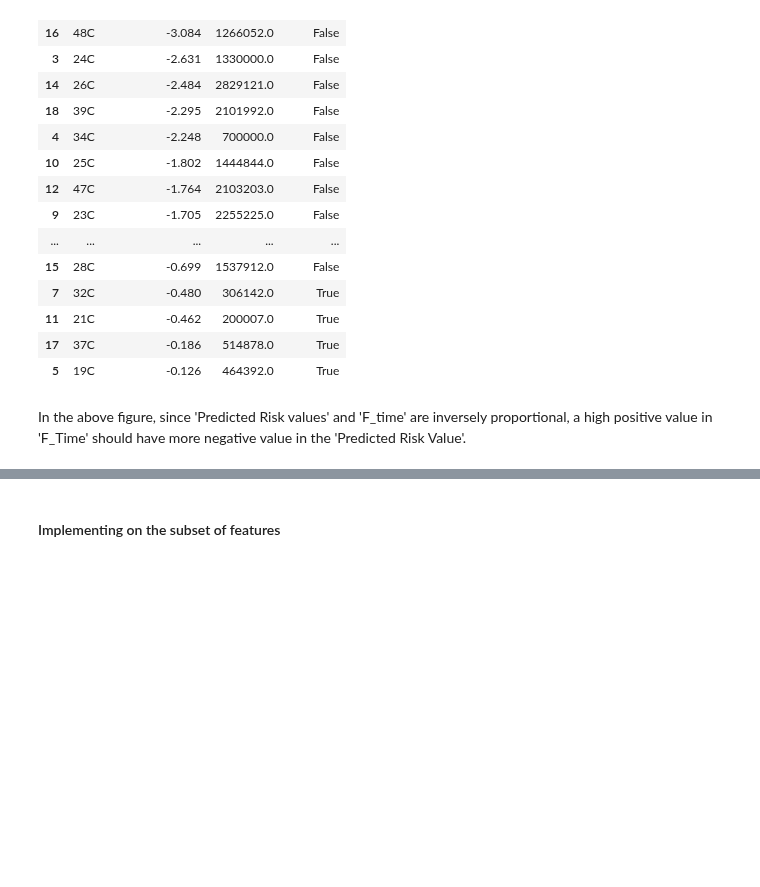
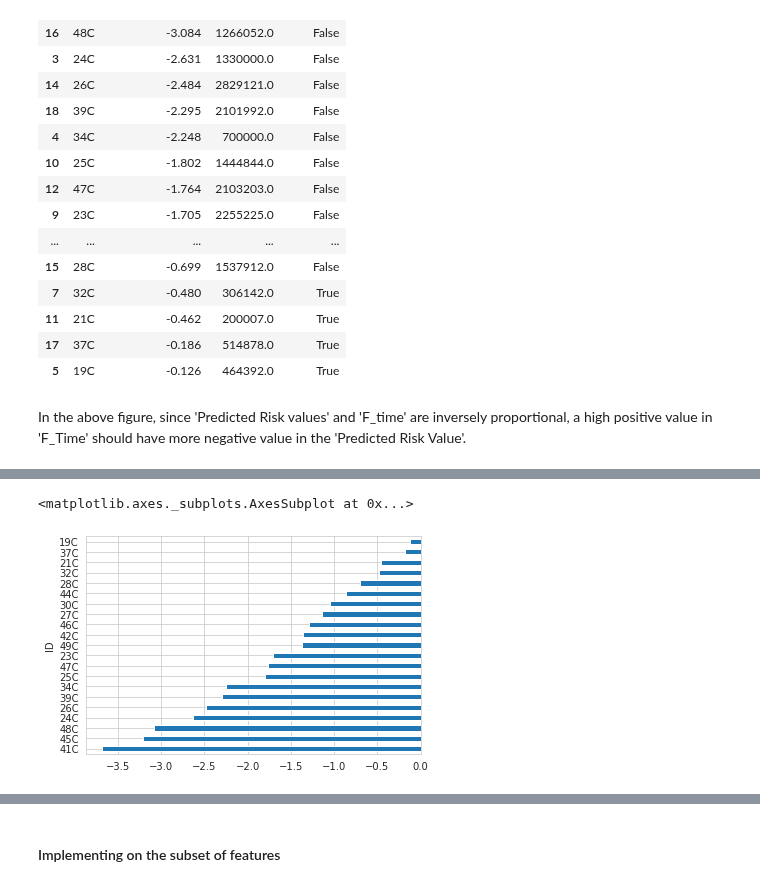
Before and after one commit to Marie-anneMawhin/Oct20_EPRI, a Jupyter notebook: Task3/NB/NB_data_modelling/svm_survival_simulation.ipynb, the cells around one changed output, grey strips where cells are left out. Cells and saved outputs as stored; diff of their text form; code cells hidden in the pictures; blank space fills up the shorter version.

```diff
--- a/Task3/NB/NB_data_modelling/svm_survival_simulation.ipynb
+++ b/Task3/NB/NB_data_modelling/svm_survival_simulation.ipynb
@@ -460,0 +501,5 @@ In the above figure, since 'Predicted Risk values' and 'F_time' are inversely pr
+# %%
+df_results['Pred_Risk_Values'].plot.barh()
+# %% [output]
+<matplotlib.axes._subplots.AxesSubplot at 0x...>
+[figure, added]
```
Also changed, not shown: parts of 8 cells of this notebook.
